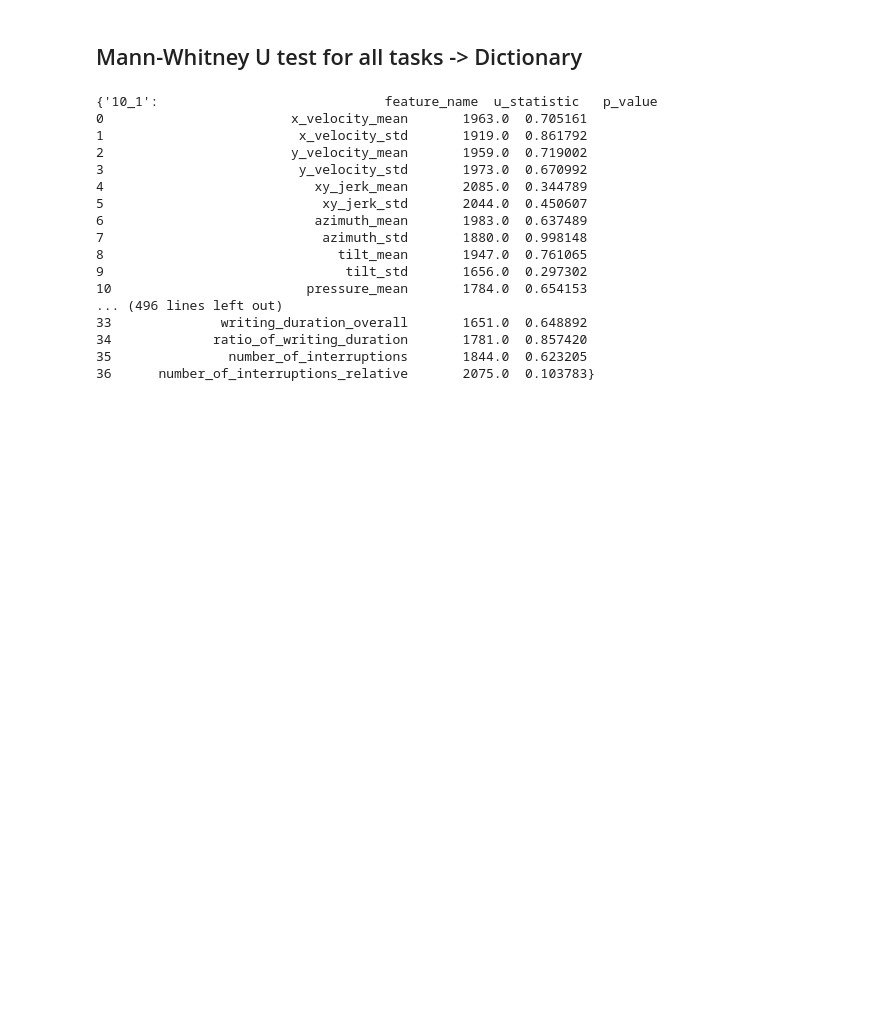
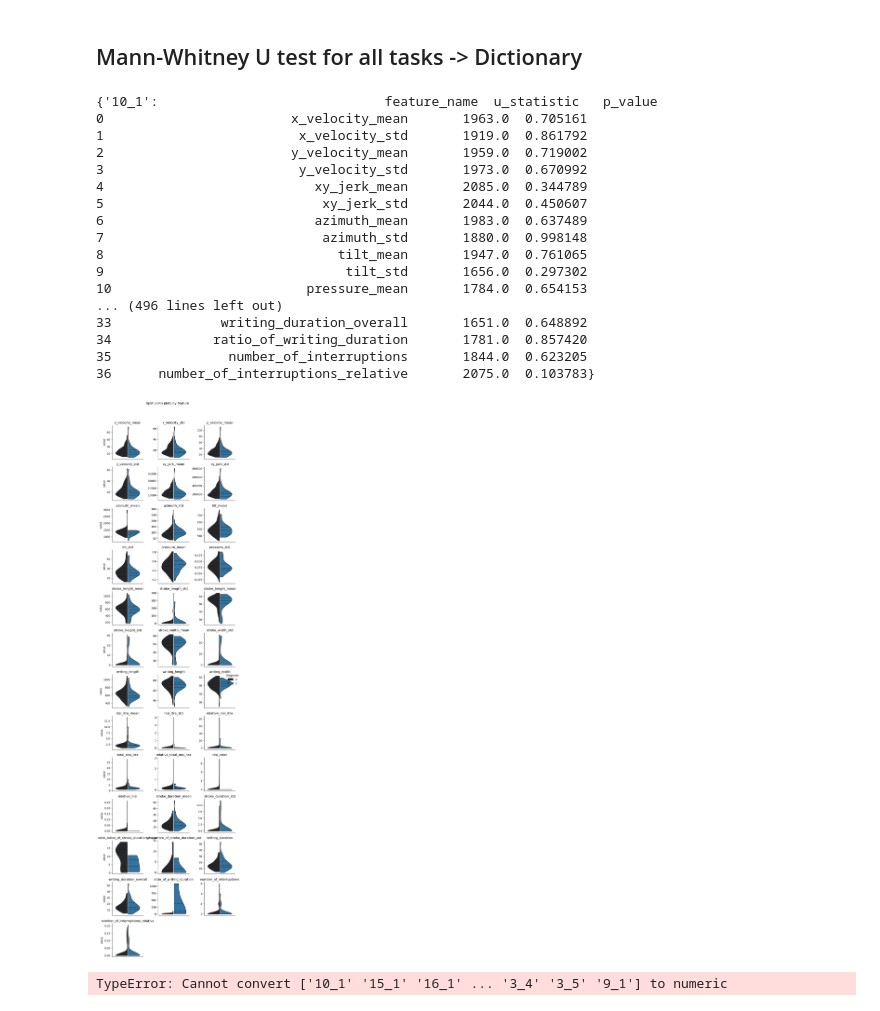
Before and after one commit to RichardLadislav/DOLPHIN-NDD_diagnostic, a Jupyter notebook: handcrafted_features_extraction/hf_analysis_refactor.ipynb, the cells around one changed output. Cells and saved outputs as stored; diff of their text form; code cells hidden in the pictures; blank space fills up the shorter version.

Commit message:
almost done pipeline, just one bug (trying to process string column as float probably)

```diff
--- a/handcrafted_features_extraction/hf_analysis_refactor.ipynb
+++ b/handcrafted_features_extraction/hf_analysis_refactor.ipynb
@@ -726,4 +774,19 @@ print(result)
 36      number_of_interruptions_relative       2075.0  0.103783}
 # %%
 def statistical_analysis_pipeline(df: pd.DataFrame):
-    cleaned_df = convert_str_list_to_float(df)
+    cleaned_df = convert_str_list_to_float(df).drop(columns=["task"], errors='ignore')
+    #cleaned_df.head(5)
+    #print(cleaned_df)
+    mw_u_results = mw_u_test_whole_df(cleaned_df)
+    p_value_filtered_df = p_value_filter(mw_u_results)
+    plot_split_violin_plots(cleaned_df, col_wrap=3)
+    sqt_long = sigmoid_quantile_test(df, q=0.95)
+    plot_sqt_kde(sqt_long)
+    plot_sqt_histogram(sqt_long)
+
+    #return mw_u_results, p_value_filtered_df, sqt_long
+
+statistical_analysis_pipeline(task_dfs['1_1'])
+# %% [output]
+[figure, added]
+TypeError: Cannot convert ['10_1' '15_1' '16_1' ... '3_4' '3_5' '9_1'] to numeric
```
Also changed, not shown: parts of 12 cells of this notebook.
